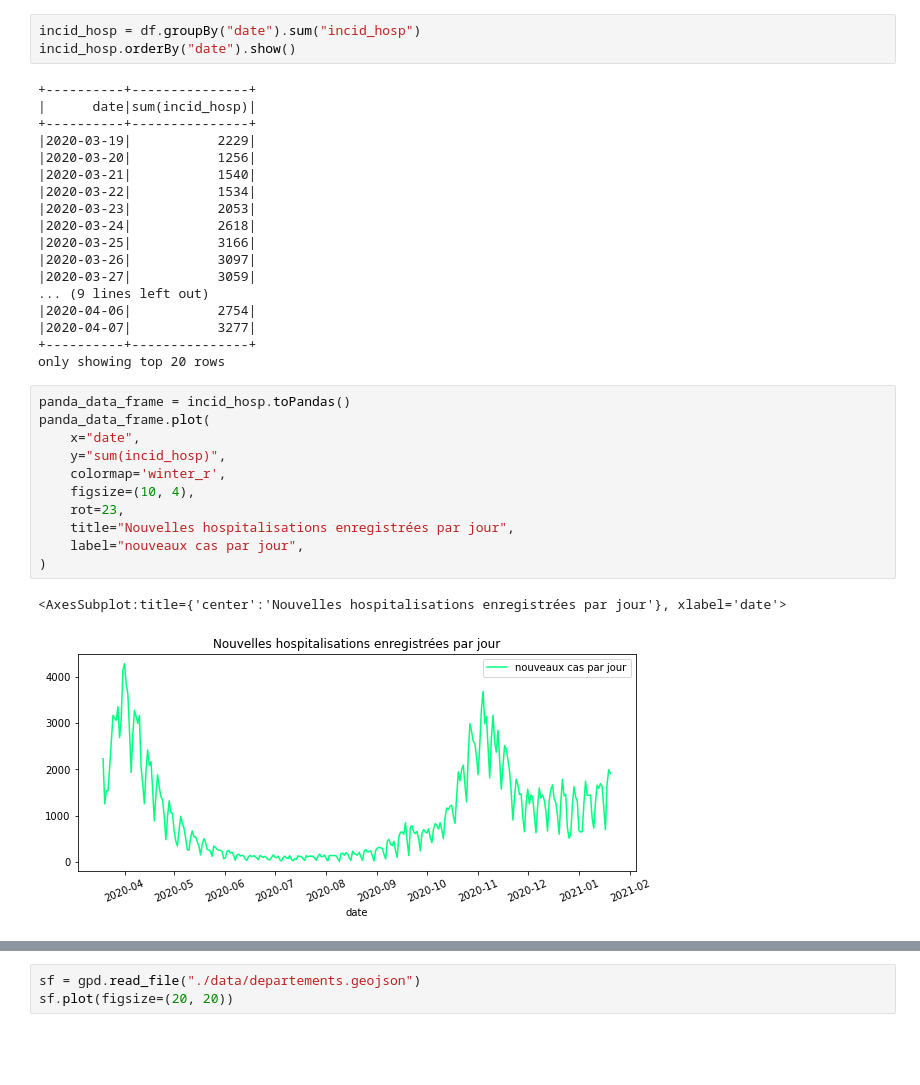
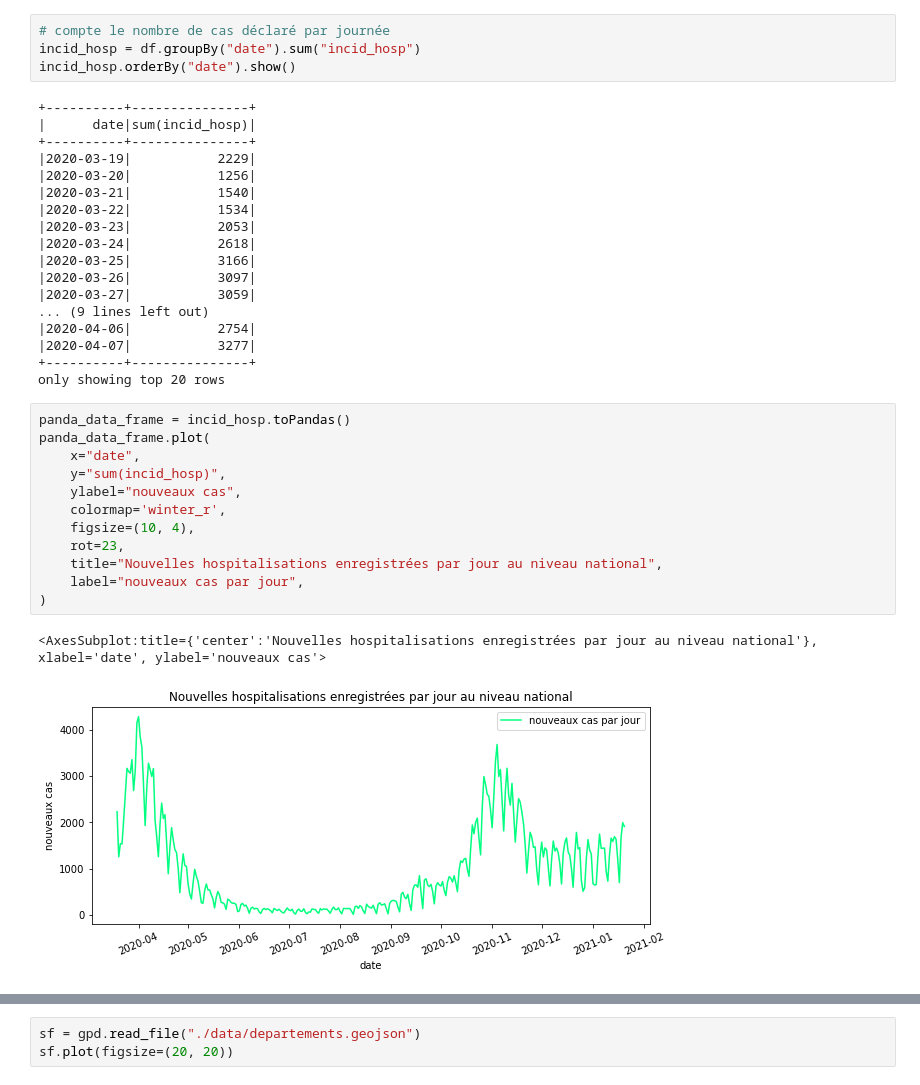
Before and after one commit to Apilas77/presentation, a Jupyter notebook: hadoop/work/jordan.ipynb, the cells around one changed output, grey strips where cells are left out. Cells and saved outputs as stored; diff of their text form; blank space fills up the shorter version.

```diff
--- a/hadoop/work/jordan.ipynb
+++ b/hadoop/work/jordan.ipynb
@@ -31,4 +45,5 @@ df.take(5)
 # %%
+# compte le nombre de cas déclaré par journée
 incid_hosp = df.groupBy("date").sum("incid_hosp")
 incid_hosp.orderBy("date").show()
 # %% [output]
@@ -52,14 +67,15 @@ only showing top 20 rows
 # %%
 panda_data_frame = incid_hosp.toPandas()
 panda_data_frame.plot(
     x="date",
     y="sum(incid_hosp)",
+    ylabel="nouveaux cas",
     colormap='winter_r',
     figsize=(10, 4),
     rot=23,
-    title="Nouvelles hospitalisations enregistrées par jour",
+    title="Nouvelles hospitalisations enregistrées par jour au niveau national",
     label="nouveaux cas par jour",
 )
 # %% [output]
-<AxesSubplot:title={'center':'Nouvelles hospitalisations enregistrées par jour'}, xlabel='date'>
+<AxesSubplot:title={'center':'Nouvelles hospitalisations enregistrées par jour au niveau national'}, xlabel='date', ylabel='nouveaux cas'>
-[figure, old version]
+[figure, new version]
```
Also changed, not shown: parts of 5 cells of this notebook, 1 other file.
